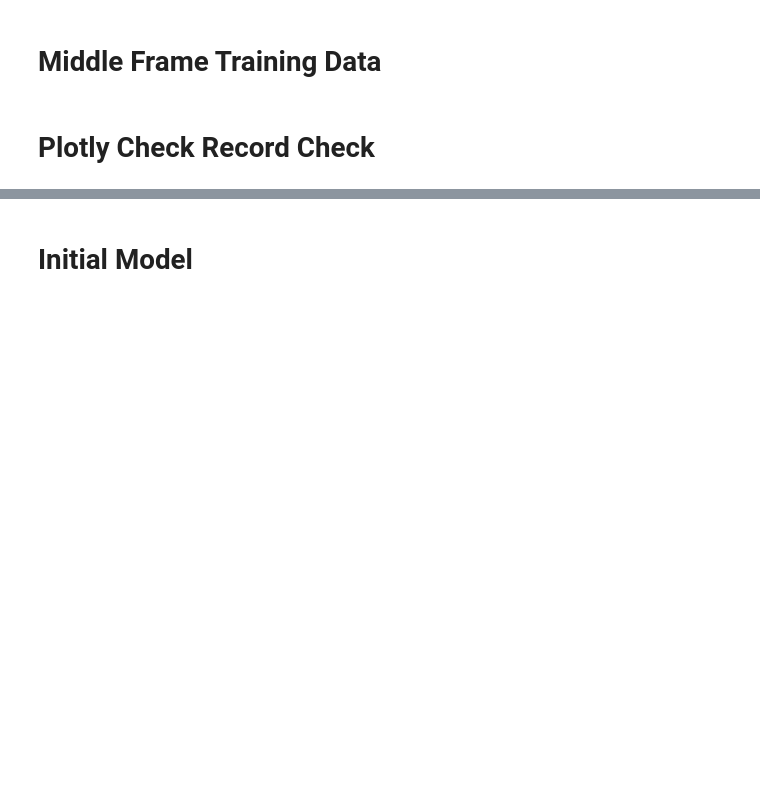
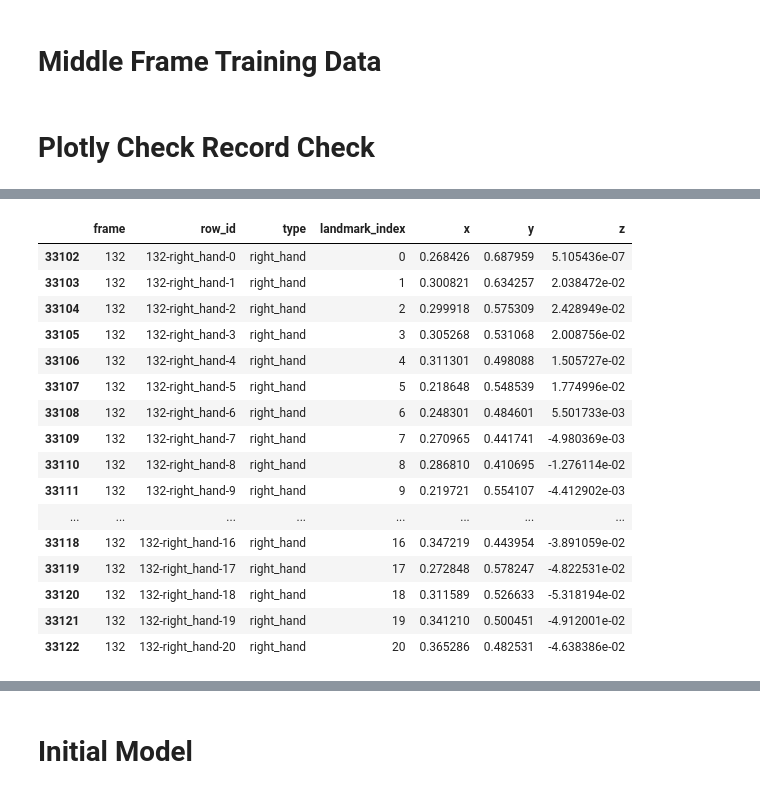
Before and after one commit to brendanfitz/kaggle, a Jupyter notebook: asl-signs/asl-signs.ipynb, the cells around one changed output, grey strips where cells are left out. Cells and saved outputs as stored; diff of their text form; code cells hidden in the pictures; blank space fills up the shorter version.

```diff
--- a/asl-signs/asl-signs.ipynb
+++ b/asl-signs/asl-signs.ipynb
@@ -211,0 +308,20 @@ px.scatter_3d(example_frame, x="x", y="y", z="z", color="type", hover_name='land
+# %%
+frame_landmarks
+# %% [output]
+|  | frame | row_id | type | landmark_index | x | y | z |
+| 33102 | 132 | 132-right_hand-0 | right_hand | 0 | 0.268426 | 0.687959 | 5.105436e-07 |
+| 33103 | 132 | 132-right_hand-1 | right_hand | 1 | 0.300821 | 0.634257 | 2.038472e-02 |
+| 33104 | 132 | 132-right_hand-2 | right_hand | 2 | 0.299918 | 0.575309 | 2.428949e-02 |
+| 33105 | 132 | 132-right_hand-3 | right_hand | 3 | 0.305268 | 0.531068 | 2.008756e-02 |
+| 33106 | 132 | 132-right_hand-4 | right_hand | 4 | 0.311301 | 0.498088 | 1.505727e-02 |
+| 33107 | 132 | 132-right_hand-5 | right_hand | 5 | 0.218648 | 0.548539 | 1.774996e-02 |
+| 33108 | 132 | 132-right_hand-6 | right_hand | 6 | 0.248301 | 0.484601 | 5.501733e-03 |
+| 33109 | 132 | 132-right_hand-7 | right_hand | 7 | 0.270965 | 0.441741 | -4.980369e-03 |
+| 33110 | 132 | 132-right_hand-8 | right_hand | 8 | 0.286810 | 0.410695 | -1.276114e-02 |
+| 33111 | 132 | 132-right_hand-9 | right_hand | 9 | 0.219721 | 0.554107 | -4.412902e-03 |
+| ... | ... | ... | ... | ... | ... | ... | ... |
+| 33118 | 132 | 132-right_hand-16 | right_hand | 16 | 0.347219 | 0.443954 | -3.891059e-02 |
+| 33119 | 132 | 132-right_hand-17 | right_hand | 17 | 0.272848 | 0.578247 | -4.822531e-02 |
+| 33120 | 132 | 132-right_hand-18 | right_hand | 18 | 0.311589 | 0.526633 | -5.318194e-02 |
+| 33121 | 132 | 132-right_hand-19 | right_hand | 19 | 0.341210 | 0.500451 | -4.912001e-02 |
+| 33122 | 132 | 132-right_hand-20 | right_hand | 20 | 0.365286 | 0.482531 | -4.638386e-02 |
```
Also changed, not shown: parts of 22 cells of this notebook, 1 other file.
